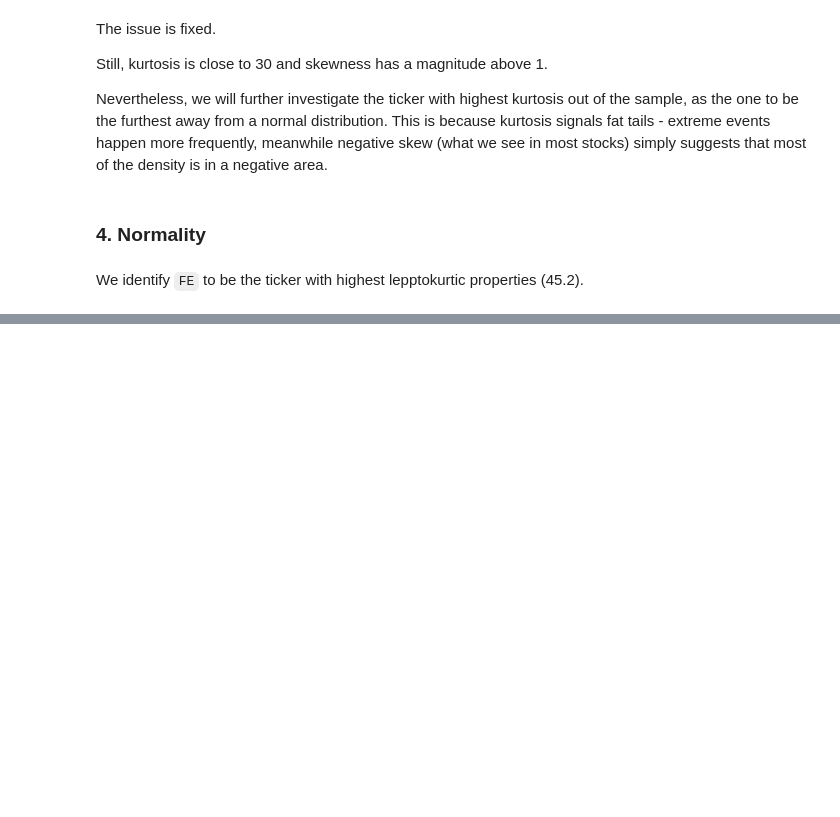
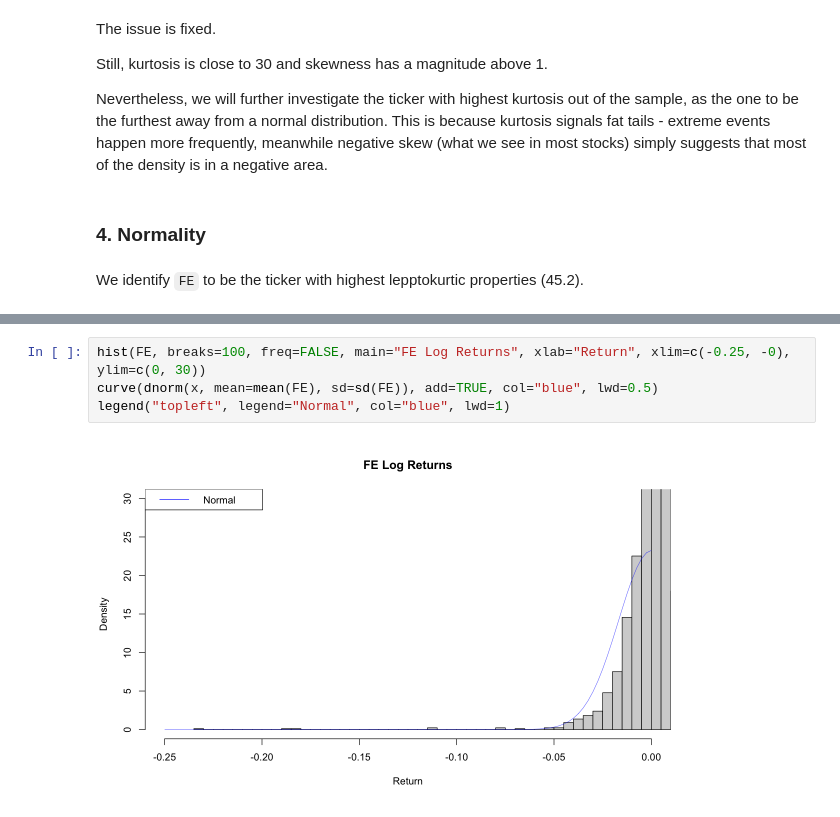
Before and after one commit to mildemx/FE1_Homeworks, a Jupyter notebook: Problem1_Part1.ipynb, the cells around one changed output, grey strips where cells are left out. Saved outputs shown, nothing was run; the diff lists cells and outputs as text; blank space fills up the shorter version.

```diff
--- a/Problem1_Part1.ipynb
+++ b/Problem1_Part1.ipynb
@@ -288,0 +329,6 @@ agg_record_1615869998
+# %%
+hist(FE, breaks=100, freq=FALSE, main="FE Log Returns", xlab="Return", xlim=c(-0.25, -0), ylim=c(0, 30))
+curve(dnorm(x, mean=mean(FE), sd=sd(FE)), add=TRUE, col="blue", lwd=0.5)
+legend("topleft", legend="Normal", col="blue", lwd=1)
+# %% [output]
+[figure, added]
```
Also changed, not shown: parts of 5 cells of this notebook.
